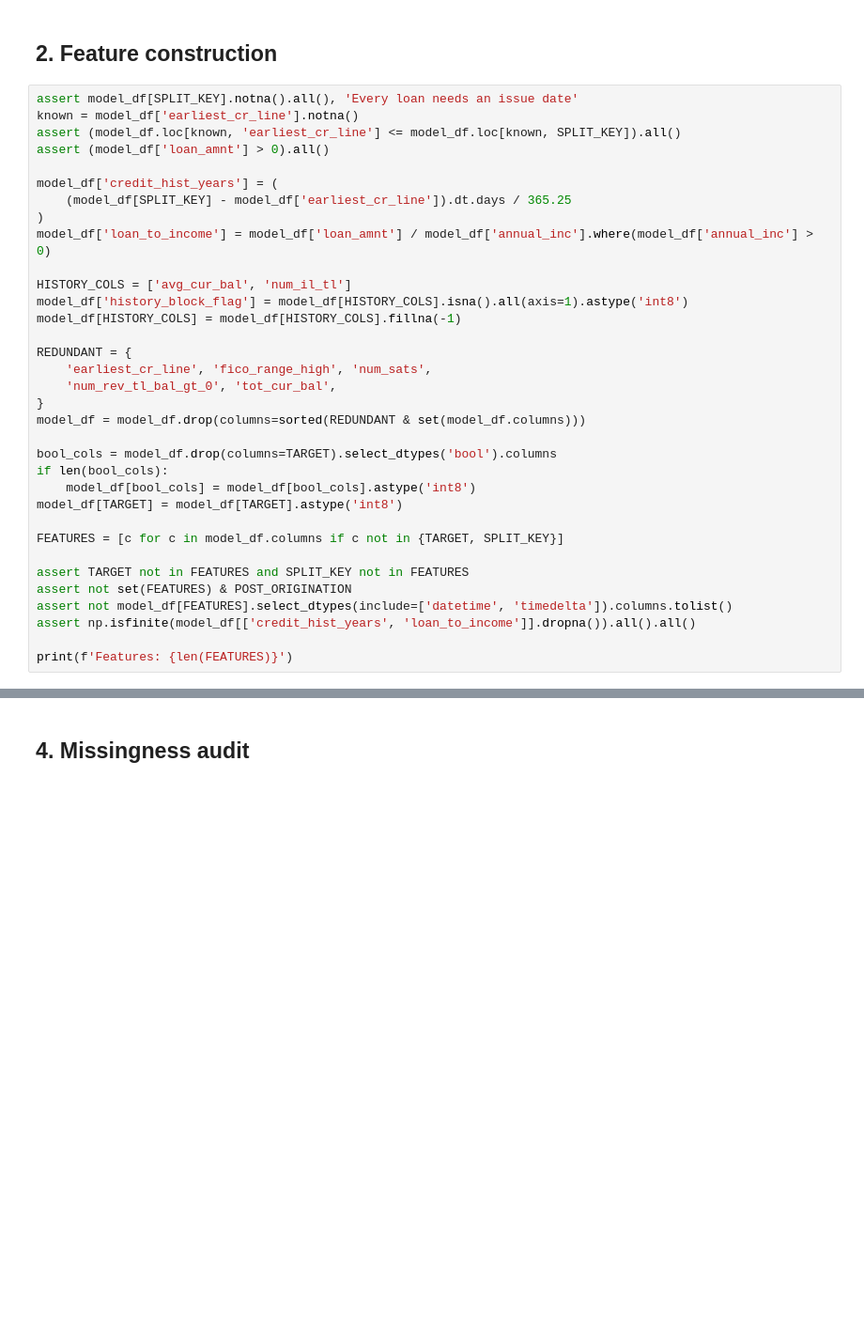
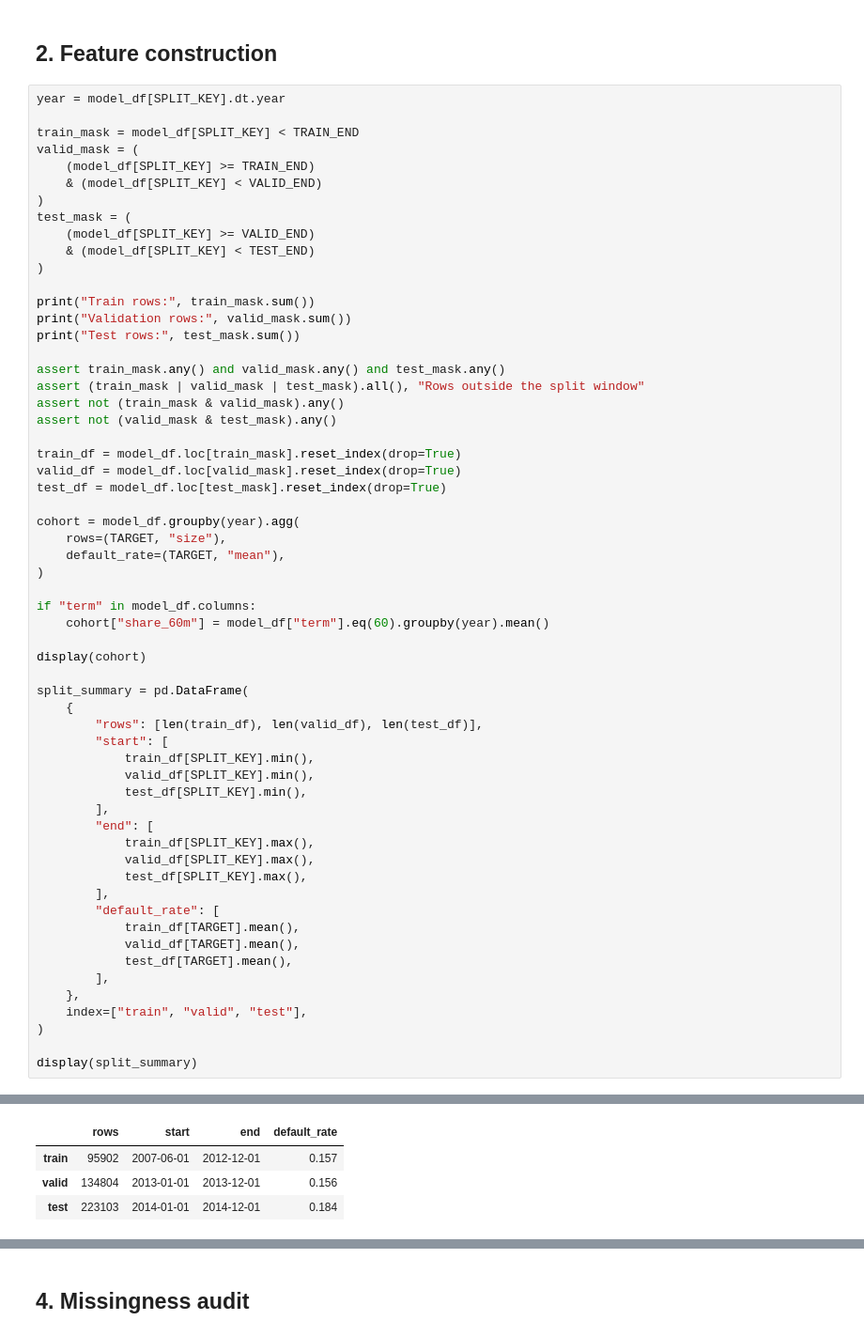
Before and after one commit to sohamkanse1718-dev/credit-risk-modeling, a Jupyter notebook: notebooks/05_feature_engineering.ipynb, the cells around one changed output, grey strips where cells are left out. Shown at 94% size. Saved outputs shown, nothing was run; the diff lists cells and outputs as text; blank space fills up the shorter version.

```diff
--- a/notebooks/05_feature_engineering.ipynb
+++ b/notebooks/05_feature_engineering.ipynb
@@ -60,37 +61,62 @@ Post-origination columns removed: none
 # %% [markdown]
 ## 2. Feature construction
 # %%
-assert model_df[SPLIT_KEY].notna().all(), 'Every loan needs an issue date'
-known = model_df['earliest_cr_line'].notna()
-assert (model_df.loc[known, 'earliest_cr_line'] <= model_df.loc[known, SPLIT_KEY]).all()
-assert (model_df['loan_amnt'] > 0).all()
+year = model_df[SPLIT_KEY].dt.year
 
-model_df['credit_hist_years'] = (
-    (model_df[SPLIT_KEY] - model_df['earliest_cr_line']).dt.days / 365.25
+train_mask = model_df[SPLIT_KEY] < TRAIN_END
+valid_mask = (
+    (model_df[SPLIT_KEY] >= TRAIN_END)
+    & (model_df[SPLIT_KEY] < VALID_END)
 )
-model_df['loan_to_income'] = model_df['loan_amnt'] / model_df['annual_inc'].where(model_df['annual_inc'] > 0)
+test_mask = (
+    (model_df[SPLIT_KEY] >= VALID_END)
+    & (model_df[SPLIT_KEY] < TEST_END)
+)
 
-HISTORY_COLS = ['avg_cur_bal', 'num_il_tl']
-model_df['history_block_flag'] = model_df[HISTORY_COLS].isna().all(axis=1).astype('int8')
-model_df[HISTORY_COLS] = model_df[HISTORY_COLS].fillna(-1)
+print("Train rows:", train_mask.sum())
+print("Validation rows:", valid_mask.sum())
+print("Test rows:", test_mask.sum())
 
-REDUNDANT = {
-    'earliest_cr_line', 'fico_range_high', 'num_sats',
-    'num_rev_tl_bal_gt_0', 'tot_cur_bal',
-}
-model_df = model_df.drop(columns=sorted(REDUNDANT & set(model_df.columns)))
+assert train_mask.any() and valid_mask.any() and test_mask.any()
+assert (train_mask | valid_mask | test_mask).all(), "Rows outside the split window"
+assert not (train_mask & valid_mask).any()
+assert not (valid_mask & test_mask).any()
 
-bool_cols = model_df.drop(columns=TARGET).select_dtypes('bool').columns
-if len(bool_cols):
-    model_df[bool_cols] = model_df[bool_cols].astype('int8')
-model_df[TARGET] = model_df[TARGET].astype('int8')
+train_df = model_df.loc[train_mask].reset_index(drop=True)
+valid_df = model_df.loc[valid_mask].reset_index(drop=True)
+test_df = model_df.loc[test_mask].reset_index(drop=True)
 
-FEATURES = [c for c in model_df.columns if c not in {TARGET, SPLIT_KEY}]
+cohort = model_df.groupby(year).agg(
+    rows=(TARGET, "size"),
+    default_rate=(TARGET, "mean"),
+)
 
-assert TARGET not in FEATURES and SPLIT_KEY not in FEATURES
-assert not set(FEATURES) & POST_ORIGINATION
-assert not model_df[FEATURES].select_dtypes(include=['datetime', 'timedelta']).columns.tolist()
-assert np.isfinite(model_df[['credit_hist_years', 'loan_to_income']].dropna()).all().all()
+if "term" in model_df.columns:
+    cohort["share_60m"] = model_df["term"].eq(60).groupby(year).mean()
 
-print(f'Features: {len(FEATURES)}')
+display(cohort)
+
+split_summary = pd.DataFrame(
+    {
+        "rows": [len(train_df), len(valid_df), len(test_df)],
+        "start": [
+            train_df[SPLIT_KEY].min(),
+            valid_df[SPLIT_KEY].min(),
+            test_df[SPLIT_KEY].min(),
+        ],
+        "end": [
+            train_df[SPLIT_KEY].max(),
+            valid_df[SPLIT_KEY].max(),
+            test_df[SPLIT_KEY].max(),
+        ],
+        "default_rate": [
+            train_df[TARGET].mean(),
+            valid_df[TARGET].mean(),
+            test_df[TARGET].mean(),
+        ],
+    },
+    index=["train", "valid", "test"],
+)
+
+display(split_summary)
 # %% [output]
@@ -98,3 +136,7 @@ Features: 69
+|  | rows | start | end | default_rate |
+| train | 95902 | 2007-06-01 | 2012-12-01 | 0.157 |
+| valid | 134804 | 2013-01-01 | 2013-12-01 | 0.156 |
+| test | 223103 | 2014-01-01 | 2014-12-01 | 0.184 |
 # %% [markdown]
 ## 3. Chronological split
 
```
Also changed, not shown: parts of 10 cells of this notebook, 4 other files.
